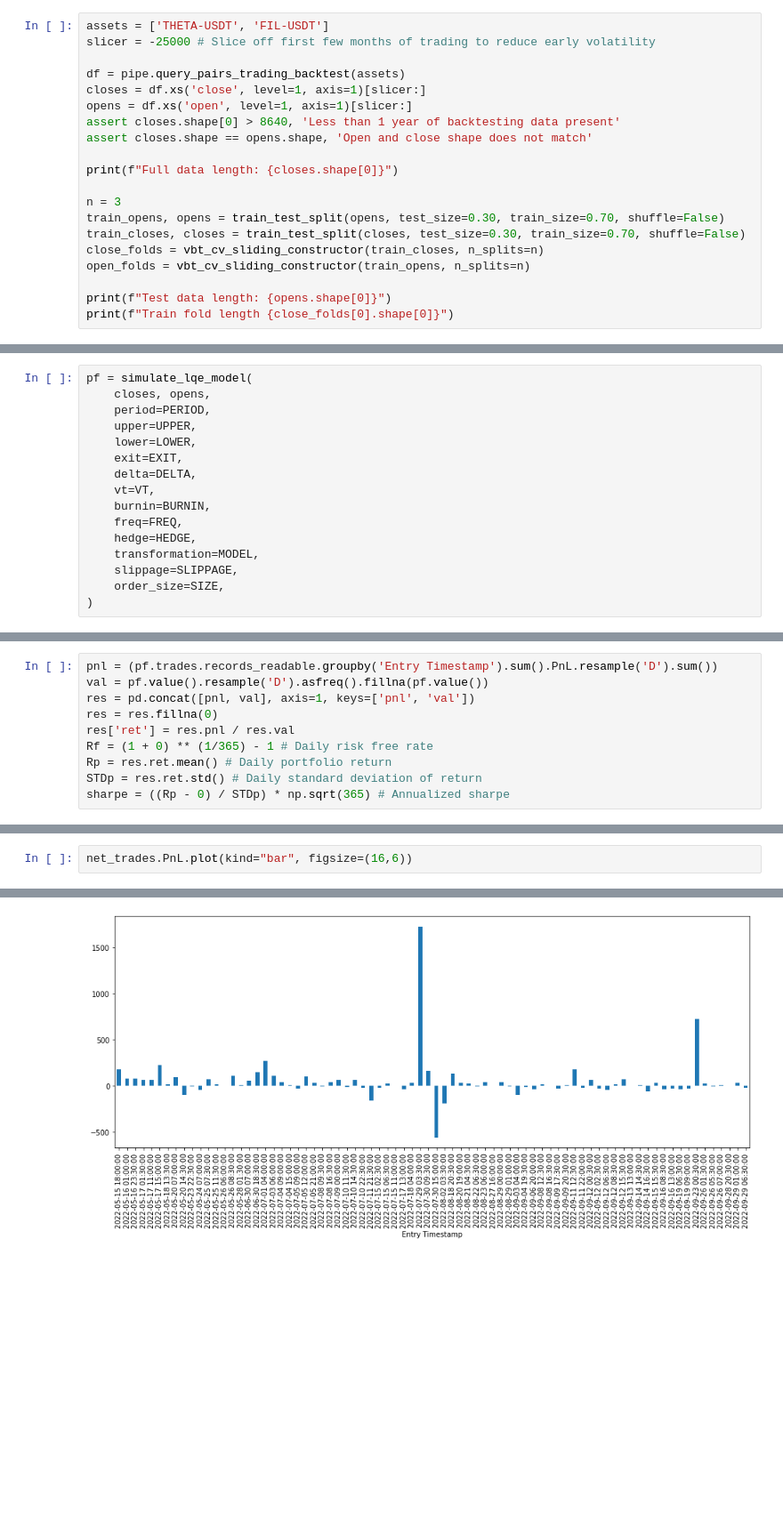
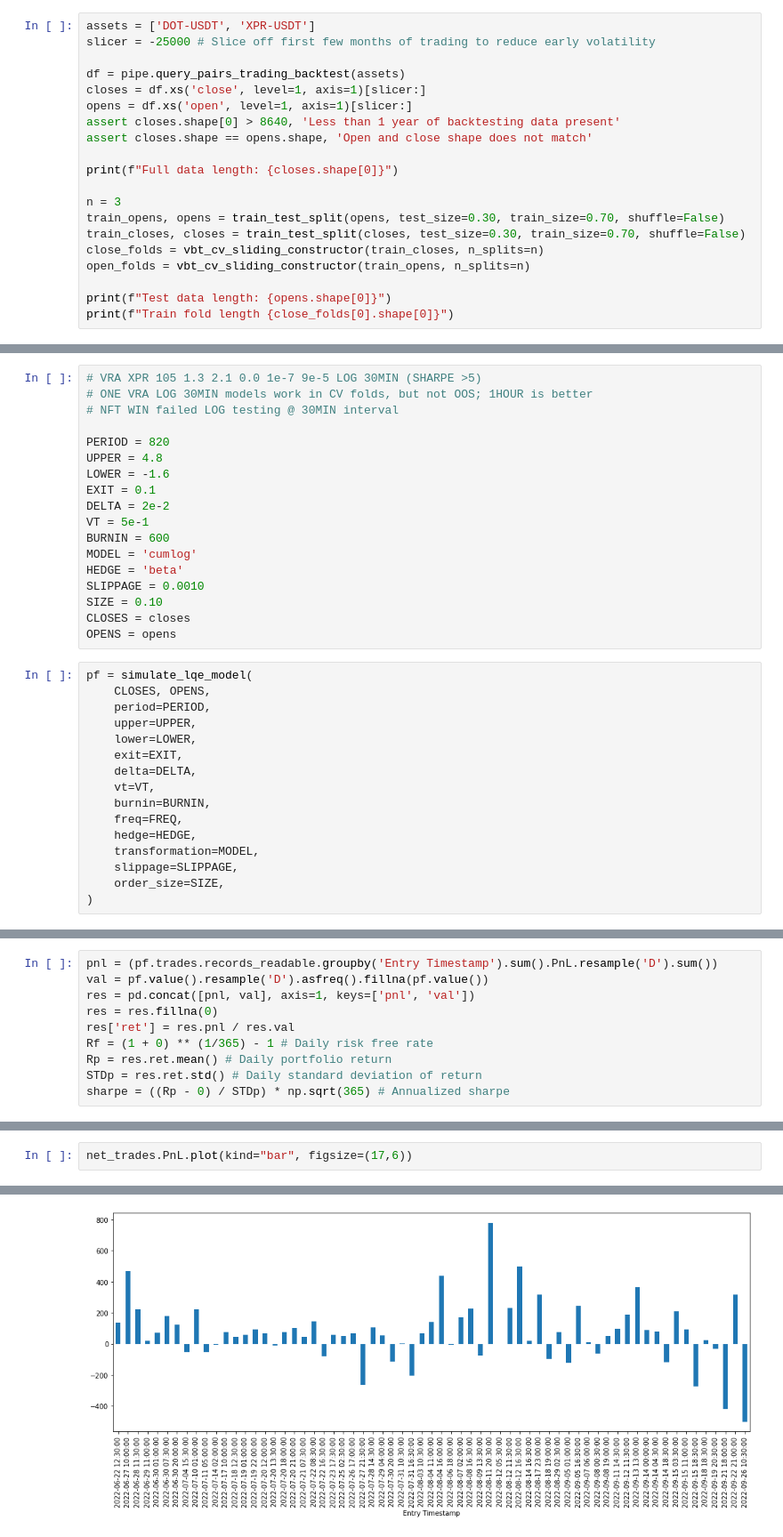
Before and after one commit to jaythequant/VBToptimizers, a Jupyter notebook: LQEreview.ipynb, the cells around one changed output, grey strips where cells are left out. Shown at 89% size. Drawn from its saved outputs; the diff is of its cells as text; blank space fills up the shorter version.

```diff
--- a/LQEreview.ipynb
+++ b/LQEreview.ipynb
@@ -22,7 +22,7 @@ FREQ = '30T'
 
 pipe = SQLPipe(SCHEMA, DATABASE, USER, PASS, FREQ)
 # %%
-assets = ['THETA-USDT', 'FIL-USDT']
+assets = ['DOT-USDT', 'XPR-USDT']
 slicer = -25000 # Slice off first few months of trading to reduce early volatility
 
 df = pipe.query_pairs_trading_backtest(assets)
@@ -82,6 +48,24 @@ SIZE = 0.10
+# %%
+# VRA XPR 105 1.3 2.1 0.0 1e-7 9e-5 LOG 30MIN (SHARPE >5)
+# ONE VRA LOG 30MIN models work in CV folds, but not OOS; 1HOUR is better
+# NFT WIN failed LOG testing @ 30MIN interval
+
+PERIOD = 820
+UPPER = 4.8
+LOWER = -1.6
+EXIT = 0.1
+DELTA = 2e-2
+VT = 5e-1
+BURNIN = 600
+MODEL = 'cumlog'
+HEDGE = 'beta'
+SLIPPAGE = 0.0010
+SIZE = 0.10
+CLOSES = closes
+OPENS = opens
 # %%
 pf = simulate_lqe_model(
-    closes, opens,
+    CLOSES, OPENS,
     period=PERIOD,
     upper=UPPER,
     lower=LOWER,
@@ -139,6 +125,6 @@ Duration [hours]: 12.54 +/- 18.30
 # %%
-net_trades.PnL.plot(kind="bar", figsize=(16,6))
+net_trades.PnL.plot(kind="bar", figsize=(17,6))
 # %% [output]
 <AxesSubplot:xlabel='Entry Timestamp'>
-[figure, old version]
+[figure, new version]
 # %%
```
Also changed, not shown: parts of 8 cells of this notebook, 5 other files.
